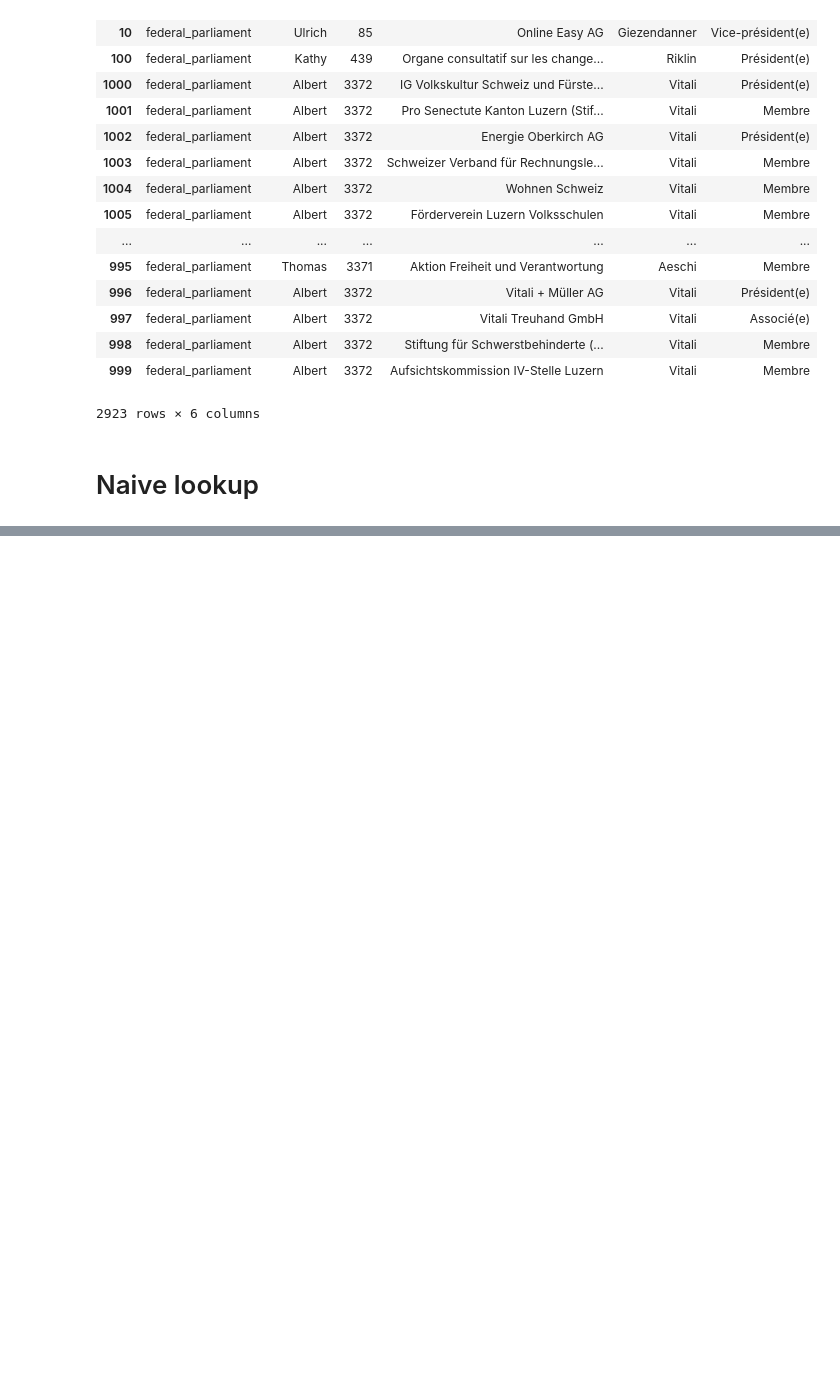
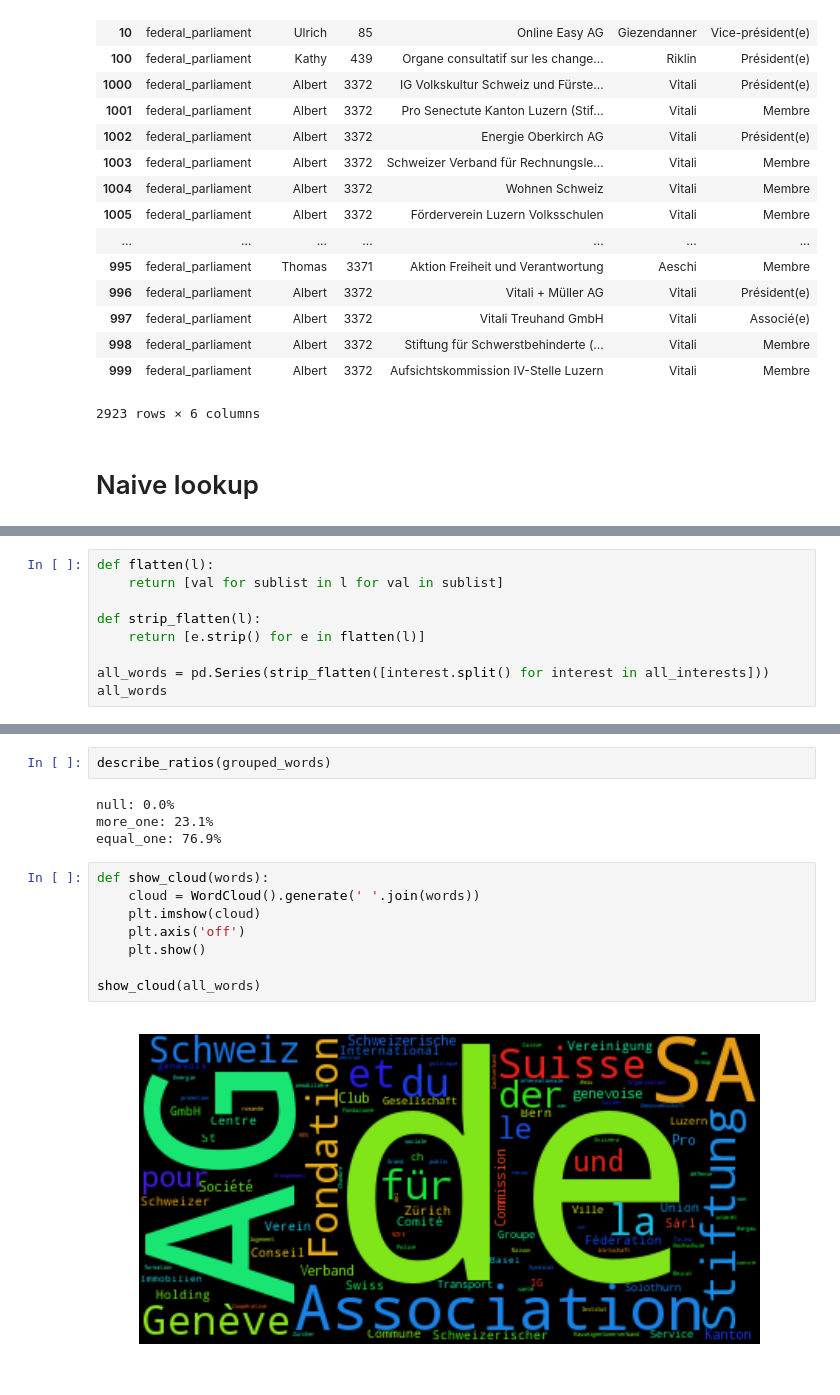
Before and after one commit to fdevillard/ada-swissleak, a Jupyter notebook: Prospect interest and Zefix results.ipynb, the cells around one changed output, grey strips where cells are left out. Saved outputs shown, nothing was run; the diff lists cells and outputs as text; blank space fills up the shorter version.

```diff
--- a/Prospect interest and Zefix results.ipynb
+++ b/Prospect interest and Zefix results.ipynb
@@ -205,0 +179,9 @@ df
+# %%
+def flatten(l):
+    return [val for sublist in l for val in sublist]
+
+def strip_flatten(l):
+    return [e.strip() for e in flatten(l)]
+
+all_words = pd.Series(strip_flatten([interest.split() for interest in all_interests]))
+all_words
@@ -205,0 +231,16 @@ df
+# %%
+describe_ratios(grouped_words)
+# %% [output]
+null: 0.0%
+more_one: 23.1%
+equal_one: 76.9%
+# %%
+def show_cloud(words):
+    cloud = WordCloud().generate(' '.join(words))
+    plt.imshow(cloud)
+    plt.axis('off')
+    plt.show()
+
+show_cloud(all_words)
+# %% [output]
+[figure, added]
```
Also changed, not shown: parts of 38 cells of this notebook, 1 other file.
